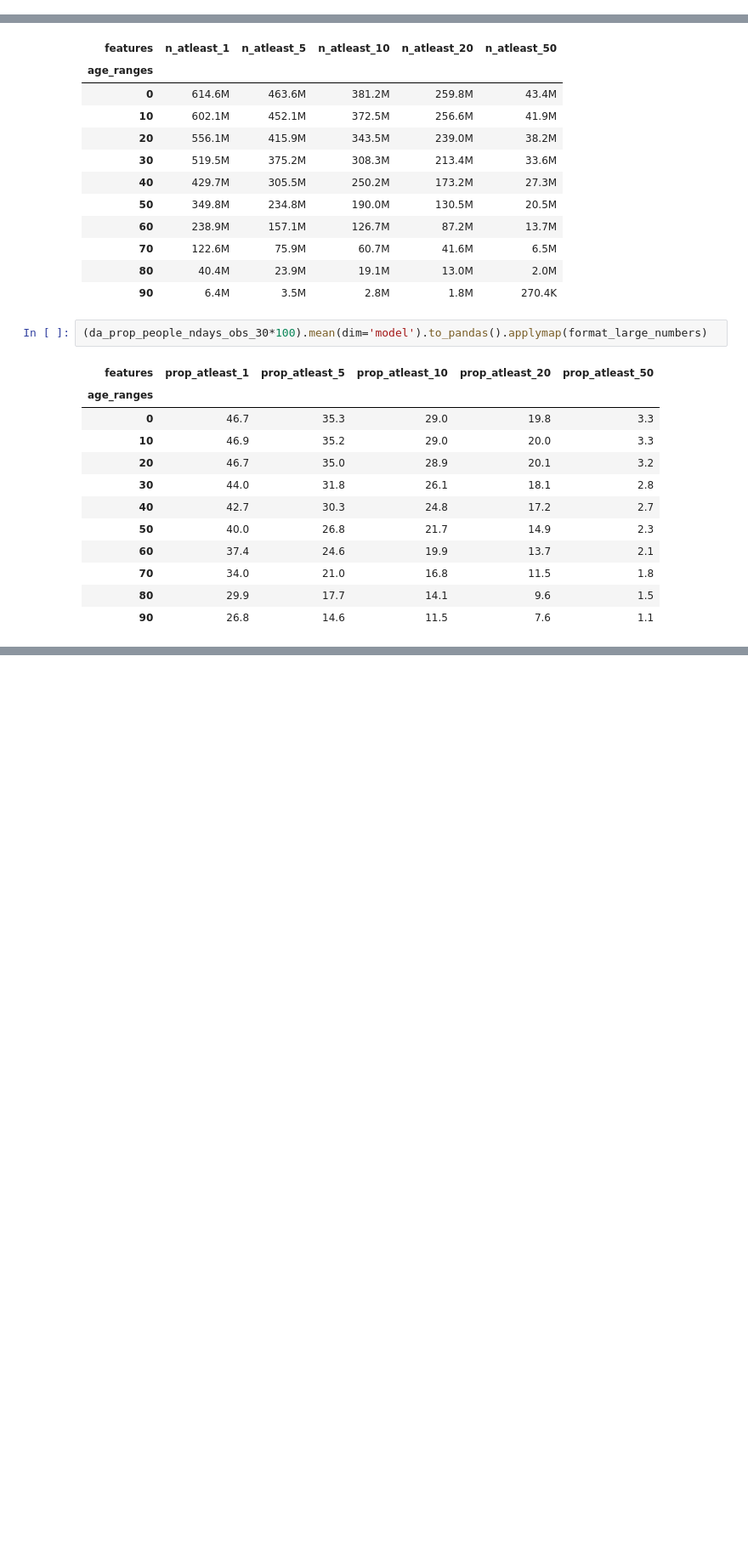
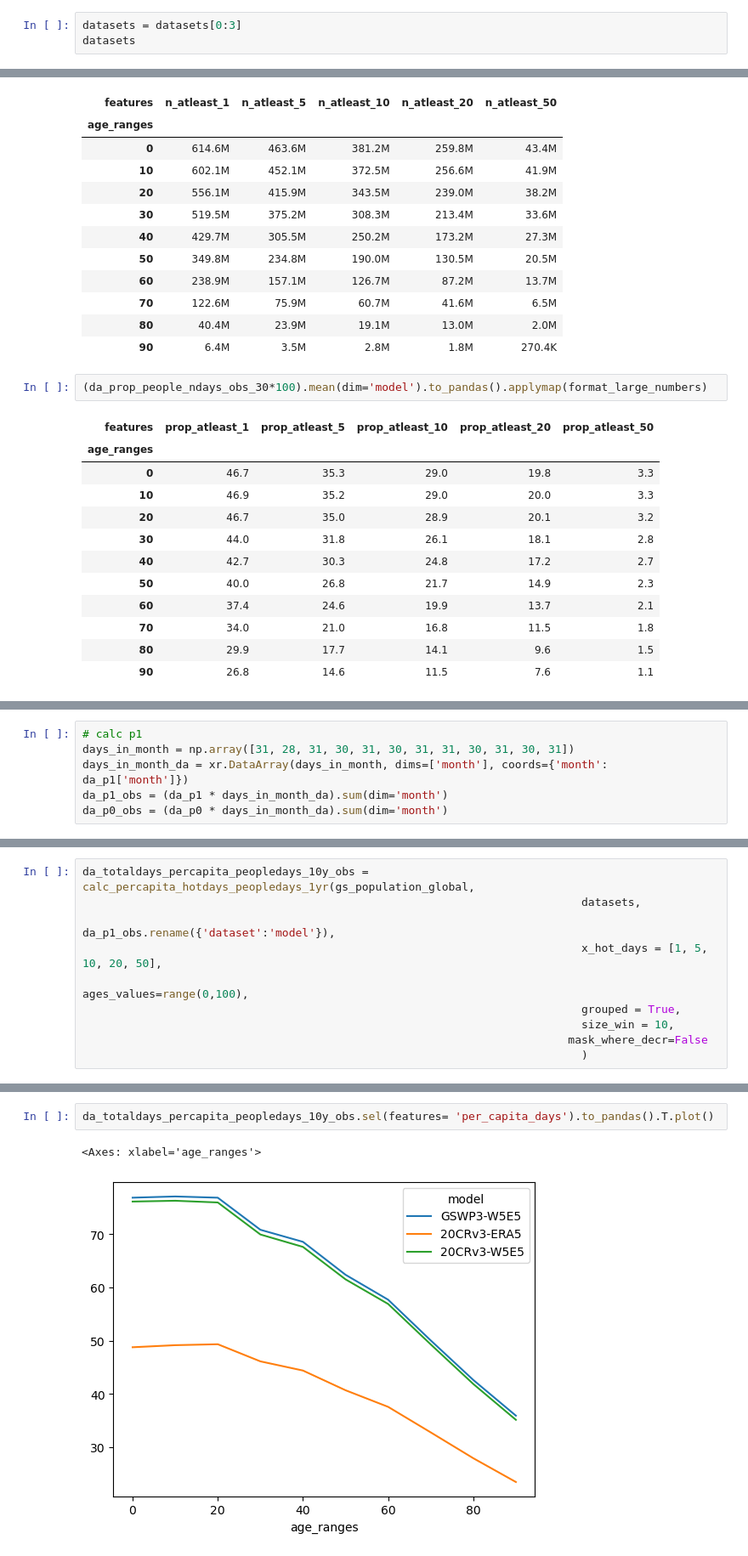
Before and after one commit to rosapietroiusti/attr-hs, a Jupyter notebook: main/attr-hw-fig2-SI.ipynb, the cells around one changed output, grey strips where cells are left out. Shown at 85% size. Cells and saved outputs as stored; diff of their text form; blank space fills up the shorter version.

```diff
--- a/main/attr-hw-fig2-SI.ipynb
+++ b/main/attr-hw-fig2-SI.ipynb
@@ -348,3 +323,6 @@ calculating gridscale demographics
 ## 1. WBGT28
 
 ### Reanalysis
+# %%
+datasets = datasets[0:3]
+datasets
@@ -1597,0 +1583,6 @@ da_n_people_ndays_obs_30.mean(dim='model').to_pandas().applymap(format_large_num
+# %%
+# calc p1
+days_in_month = np.array([31, 28, 31, 30, 31, 30, 31, 31, 30, 31, 30, 31])
+days_in_month_da = xr.DataArray(days_in_month, dims=['month'], coords={'month': da_p1['month']})
+da_p1_obs = (da_p1 * days_in_month_da).sum(dim='month')
+da_p0_obs = (da_p0 * days_in_month_da).sum(dim='month')
@@ -1597,0 +1618,10 @@ da_n_people_ndays_obs_30.mean(dim='model').to_pandas().applymap(format_large_num
+# %%
+da_totaldays_percapita_peopledays_10y_obs = calc_percapita_hotdays_peopledays_1yr(gs_population_global,
+                                                                           datasets,
+                                                                           da_p1_obs.rename({'dataset':'model'}),
+                                                                           x_hot_days = [1, 5, 10, 20, 50],
+                                                                           ages_values=range(0,100),
+                                                                           grouped = True,
+                                                                           size_win = 10,
+                                                                         mask_where_decr=False
+                                                                           )
@@ -1597,0 +1648,5 @@ da_n_people_ndays_obs_30.mean(dim='model').to_pandas().applymap(format_large_num
+# %%
+da_totaldays_percapita_peopledays_10y_obs.sel(features= 'per_capita_days').to_pandas().T.plot()
+# %% [output]
+<Axes: xlabel='age_ranges'>
+[figure, added]
```
Also changed, not shown: parts of 25 cells of this notebook, 13 other files.
